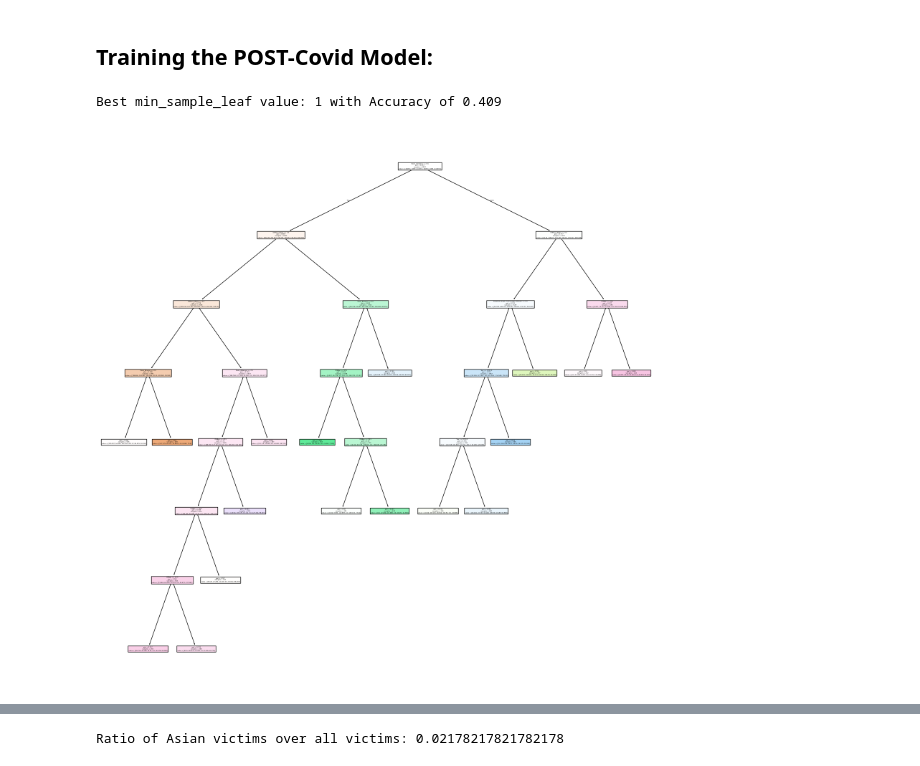
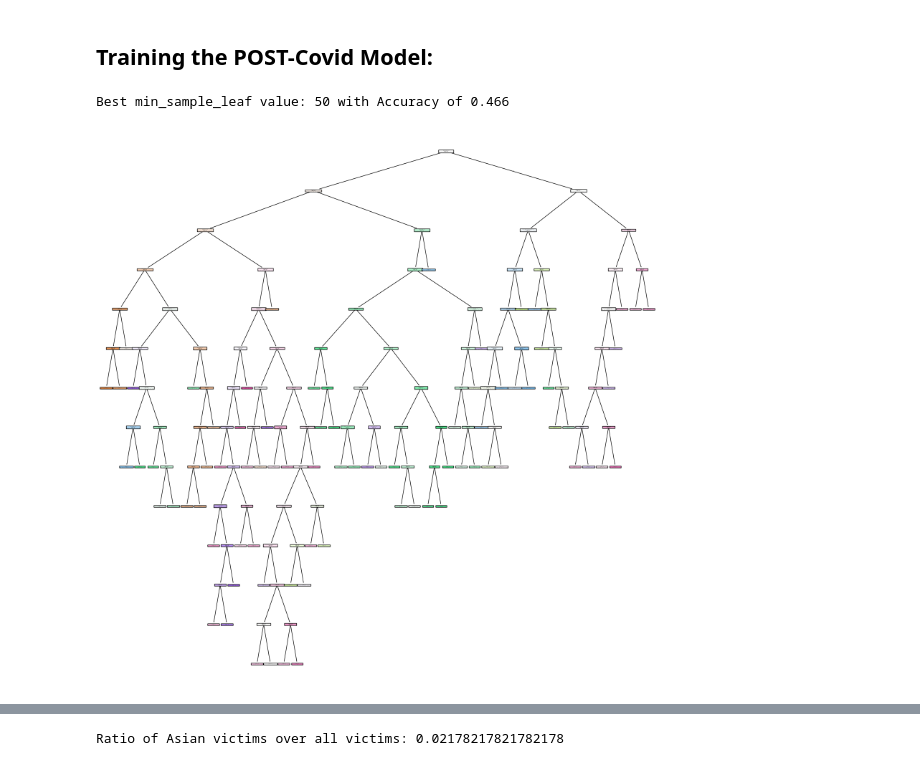
Before and after one commit to RyanErm/mlproject, a Jupyter notebook: Model.ipynb, the cells around one changed output, grey strips where cells are left out. Saved outputs shown, nothing was run; the diff lists cells and outputs as text; code cells hidden in the pictures.

```diff
--- a/Model.ipynb
+++ b/Model.ipynb
@@ -325,49 +336,51 @@ I believe there's a discrepancy in our model, or a large bias due to the lack of
 # %%
 # importing all necessary libraries:
 from sklearn import tree
 from sklearn.tree import plot_tree
 from sklearn.tree import DecisionTreeClassifier
 from sklearn.metrics import r2_score
 from sklearn.metrics import accuracy_score
 
 # weights = {
 #     'White': (Y_test_post == 'White').mean(),
 #     'Black': (Y_test_post == 'Black').mean(),
 #     'Asian': (Y_test_post == 'Asian').mean(),
 #     'American Indian or Alaskan Native': (Y_test_post == 'American Indian or Alaskan Native').mean(),
 #     'Native Hawaiian or Pacific Islander': (Y_test_post == 'Native Hawaiian or Pacific Islander').mean()
 # }
 
-model_post = DecisionTreeClassifier(min_samples_leaf=250, random_state=42, class_weight='balanced')
+
+
+
+from sklearn.metrics import accuracy_score
+
+acc_list_post = []
+leaf_values = list(range(15, 75))
+
+for leaf in leaf_values:
+    model_post = DecisionTreeClassifier(min_samples_leaf=leaf, random_state=42, class_weight='balanced')
+    model_post.fit(X_train_post, Y_train_post)
+    y_hat_post = model_post.predict(X_test_post)
+    acc_post = accuracy_score(Y_test_post, y_hat_post)
+    acc_list_post.append(acc_post)
+
+best_leaf_post = leaf_values[acc_list_post.index(max(acc_list_post))]
+best_acc_post = max(acc_list_post)
+
+model_post = DecisionTreeClassifier(min_samples_leaf=best_leaf_post, random_state=42, class_weight='balanced')
 model_post.fit(X_train_post, Y_train_post)
 y_hat_post = model_post.predict(X_test_post)
 
 
 df_test_post = df_post_covid.loc[X_test_post.index].copy()
 df_test_post['Predicted'] = y_hat_post
 df_test_post = df_test_post.reset_index(drop=True)
 
-
-from sklearn.metrics import accuracy_score
-
-acc_list_post = []
-leaf_values = list(range(1, 26))
-
-for leaf in leaf_values:
-    model_post = DecisionTreeClassifier(min_samples_leaf=250, random_state=42, class_weight='balanced')
-    model_post.fit(X_train_post, Y_train_post)
-    y_hat_post = model_post.predict(X_test_post)
-    acc_post = accuracy_score(Y_test_post, y_hat_post)
-    acc_list_post.append(acc_post)
-
-best_leaf_post = leaf_values[acc_list_post.index(max(acc_list_post))]
-best_acc_post = max(acc_list_post)
-
 print(f'Best min_sample_leaf value: {best_leaf_post} with Accuracy of {best_acc_post:.3f}')
 
 plt.figure(figsize=(20, 20))
 plot_tree(model_post, filled=True, feature_names=model_post.feature_names_in_)
 plt.show()
 # %% [output]
-Best min_sample_leaf value: 1 with Accuracy of 0.409
+Best min_sample_leaf value: 50 with Accuracy of 0.466
-[figure, old version]
+[figure, new version]
```
Also changed, not shown: parts of 24 cells of this notebook.
